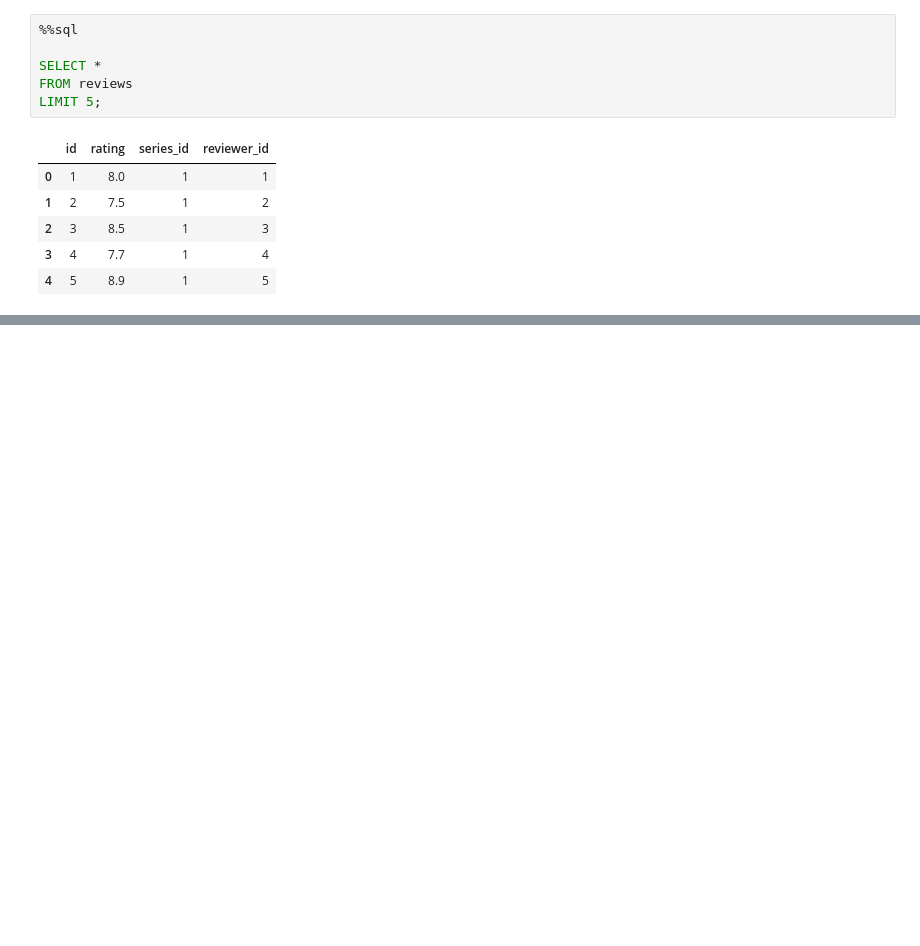
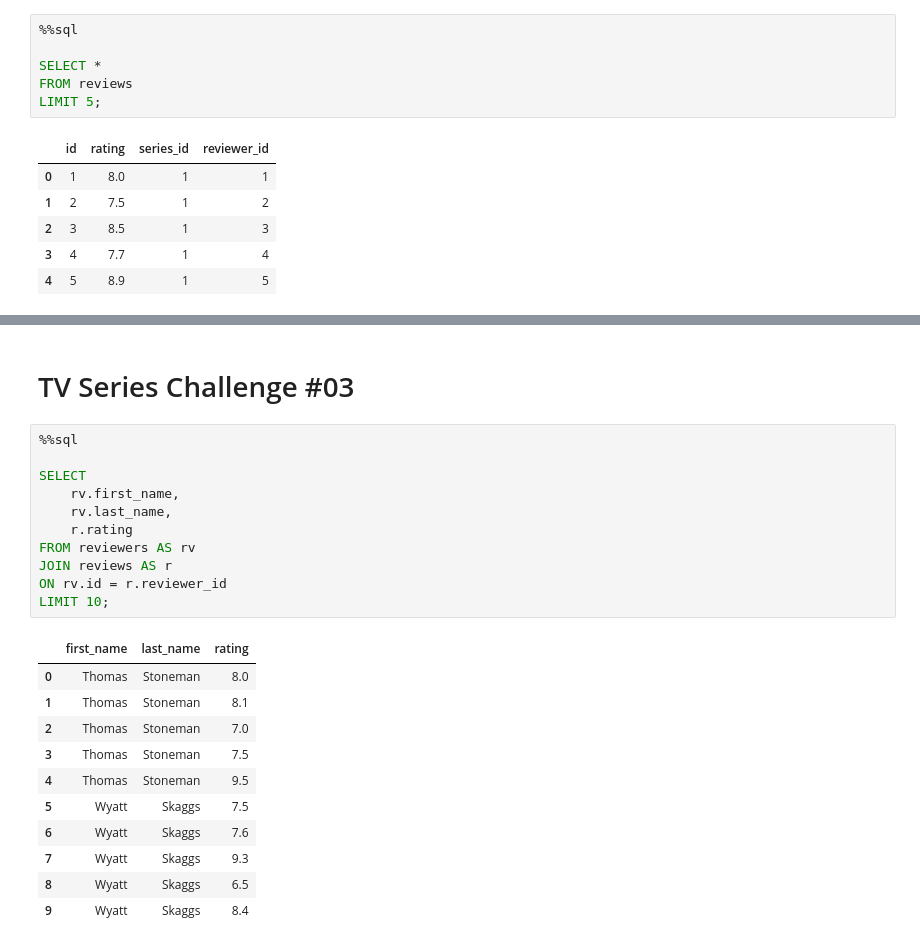
Before and after one commit to harshitgupta240197/SQL, a Jupyter notebook: MySQL/Core Concepts/Many to Many/01.ipynb, the cells around one changed output, grey strips where cells are left out. Saved outputs shown, nothing was run; the diff lists cells and outputs as text; blank space fills up the shorter version.

```diff
--- a/MySQL/Core Concepts/Many to Many/01.ipynb
+++ b/MySQL/Core Concepts/Many to Many/01.ipynb
@@ -157,0 +209,25 @@ LIMIT 5;
+# %% [markdown]
+# TV Series Challenge #03
+# %%
+%%sql
+
+SELECT
+    rv.first_name,
+    rv.last_name,
+    r.rating
+FROM reviewers AS rv
+JOIN reviews AS r
+ON rv.id = r.reviewer_id
+LIMIT 10;
+# %% [output]
+|  | first_name | last_name | rating |
+| 0 | Thomas | Stoneman | 8.0 |
+| 1 | Thomas | Stoneman | 8.1 |
+| 2 | Thomas | Stoneman | 7.0 |
+| 3 | Thomas | Stoneman | 7.5 |
+| 4 | Thomas | Stoneman | 9.5 |
+| 5 | Wyatt | Skaggs | 7.5 |
+| 6 | Wyatt | Skaggs | 7.6 |
+| 7 | Wyatt | Skaggs | 9.3 |
+| 8 | Wyatt | Skaggs | 6.5 |
+| 9 | Wyatt | Skaggs | 8.4 |
```
Also changed, not shown: parts of 12 cells of this notebook.
